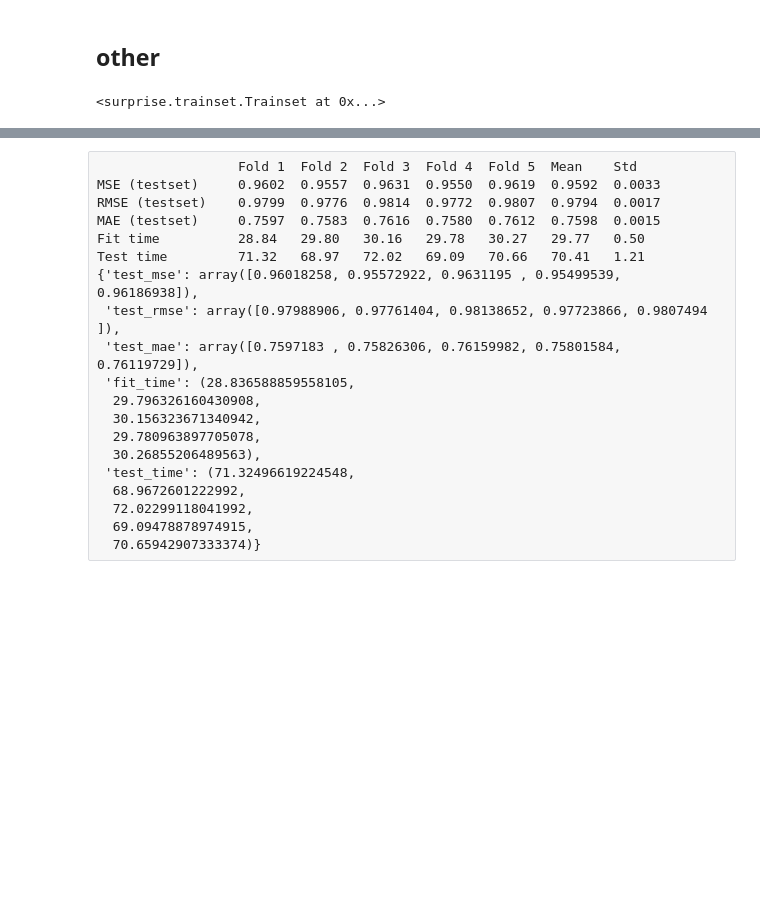
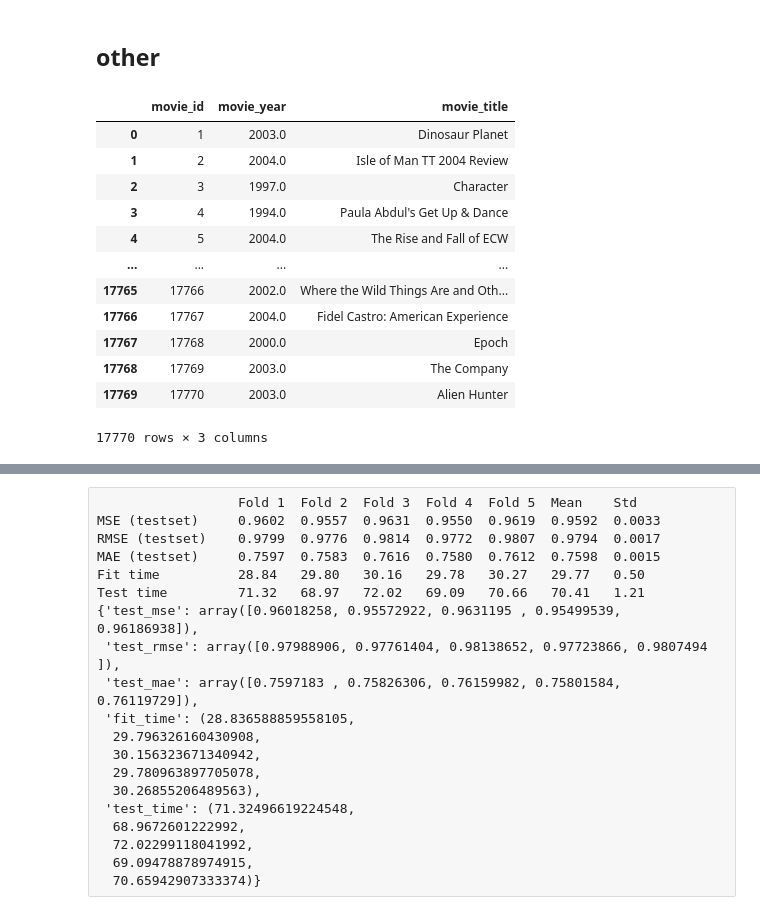
Before and after one commit to Ragnarstefanss/netflix-recommendation, a Jupyter notebook: main.ipynb, the cells around one changed output, grey strips where cells are left out. Cells and saved outputs as stored; diff of their text form; code cells hidden in the pictures; blank space fills up the shorter version.

```diff
--- a/main.ipynb
+++ b/main.ipynb
@@ -693,5 +371 @@ trainset = dataset.build_full_trainset()
-# %%
-trainset
-# %% [output]
-<surprise.trainset.Trainset at 0x...>
 # %%
@@ -699,3 +374,19 @@ tmp_data_movies = data_movies[['movie_id', 'movie_title']]
 tmp_data_movies = tmp_data_movies.set_index('movie_id').T
 tmp_data_movies = tmp_data_movies.to_dict('list')
 tmp_data_movies = {k: str(v[0]) for k,v in tmp_data_movies.items()}
+# %%
+data_movies
+# %% [output]
+|  | movie_id | movie_year | movie_title |
+| 0 | 1 | 2003.0 | Dinosaur Planet |
+| 1 | 2 | 2004.0 | Isle of Man TT 2004 Review |
+| 2 | 3 | 1997.0 | Character |
+| 3 | 4 | 1994.0 | Paula Abdul's Get Up & Dance |
+| 4 | 5 | 2004.0 | The Rise and Fall of ECW |
+| ... | ... | ... | ... |
+| 17765 | 17766 | 2002.0 | Where the Wild Things Are and Oth... |
+| 17766 | 17767 | 2004.0 | Fidel Castro: American Experience |
+| 17767 | 17768 | 2000.0 | Epoch |
+| 17768 | 17769 | 2003.0 | The Company |
+| 17769 | 17770 | 2003.0 | Alien Hunter |
+17770 rows × 3 columns
```
Also changed, not shown: parts of 45 cells of this notebook, 1 other file.
